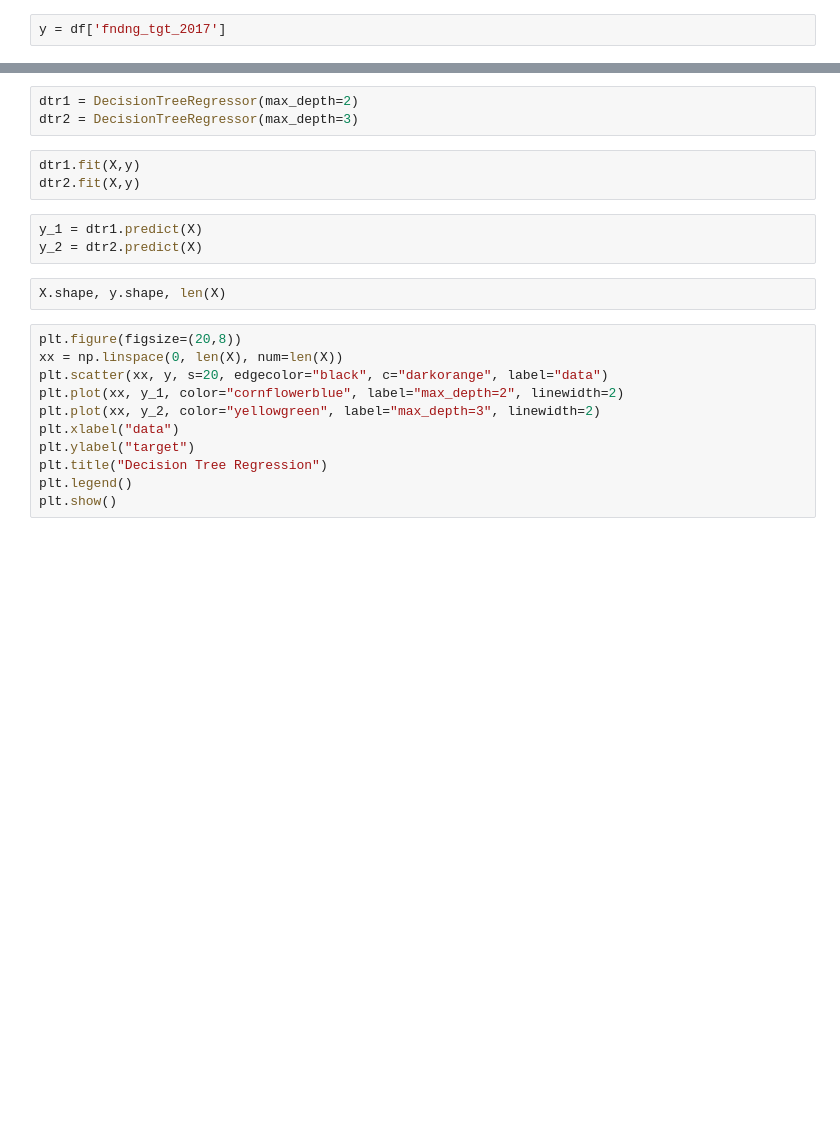
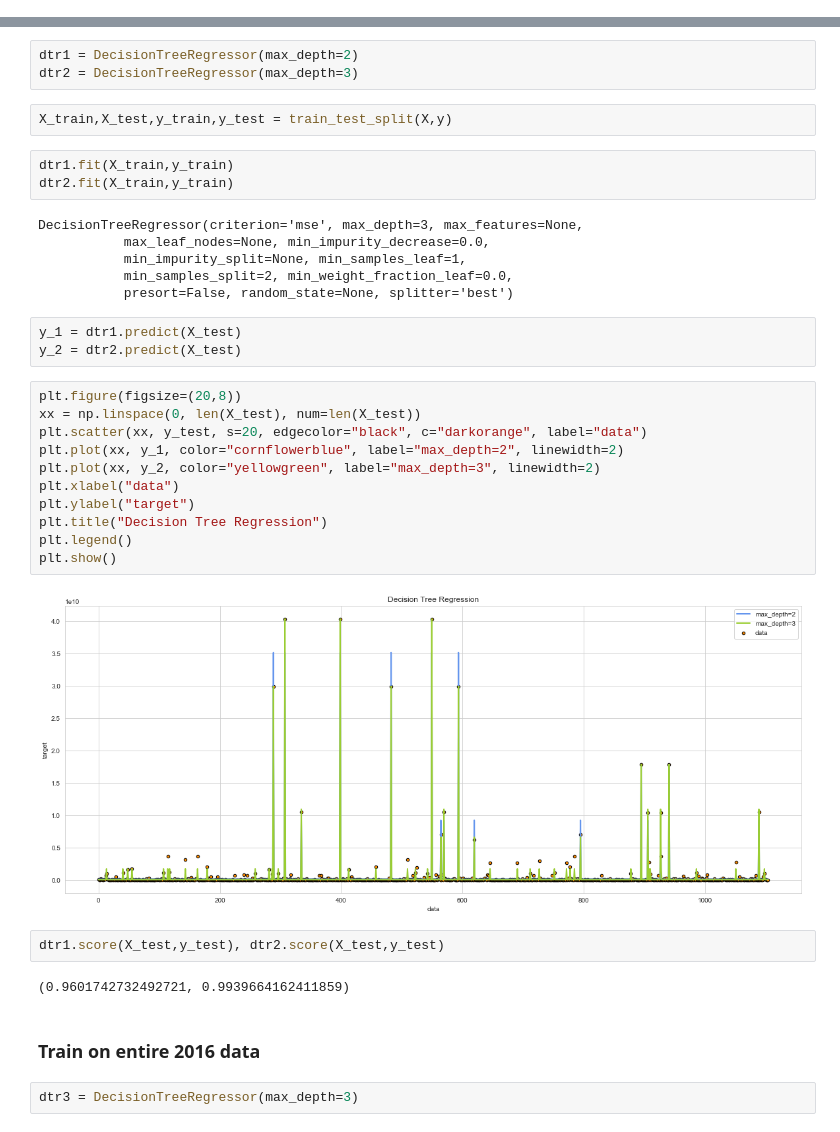
Before and after one commit to LindseyMoser/DSI_Capstone_B, a Jupyter notebook: 1_Data/Model_RegressionTree_fromscript.ipynb, the cells around one changed output, grey strips where cells are left out. Drawn from its saved outputs; the diff is of its cells as text; blank space fills up the shorter version.

Commit message:
regression tree work

```diff
--- a/1_Data/Model_RegressionTree_fromscript.ipynb
+++ b/1_Data/Model_RegressionTree_fromscript.ipynb
@@ -62,2 +73,0 @@ X = df[['eir', 'part_cnt_2016', 'fndng_tgt_2016', 'tgt_nrml_cost_2016','distrib_
-# %%
-y = df['fndng_tgt_2017']
@@ -70,23 +79,39 @@ from sklearn.tree import DecisionTreeRegressor
 # %%
 dtr1 = DecisionTreeRegressor(max_depth=2)
 dtr2 = DecisionTreeRegressor(max_depth=3)
+# %%
+X_train,X_test,y_train,y_test = train_test_split(X,y)
 # %%
-dtr1.fit(X,y)
-dtr2.fit(X,y)
+dtr1.fit(X_train,y_train)
+dtr2.fit(X_train,y_train)
+# %% [output]
+DecisionTreeRegressor(criterion='mse', max_depth=3, max_features=None,
+           max_leaf_nodes=None, min_impurity_decrease=0.0,
+           min_impurity_split=None, min_samples_leaf=1,
+           min_samples_split=2, min_weight_fraction_leaf=0.0,
+           presort=False, random_state=None, splitter='best')
 # %%
-y_1 = dtr1.predict(X)
-y_2 = dtr2.predict(X)
+y_1 = dtr1.predict(X_test)
+y_2 = dtr2.predict(X_test)
-# %%
-X.shape, y.shape, len(X)
 # %%
 plt.figure(figsize=(20,8))
-xx = np.linspace(0, len(X), num=len(X))
-plt.scatter(xx, y, s=20, edgecolor="black", c="darkorange", label="data")
+xx = np.linspace(0, len(X_test), num=len(X_test))
+plt.scatter(xx, y_test, s=20, edgecolor="black", c="darkorange", label="data")
 plt.plot(xx, y_1, color="cornflowerblue", label="max_depth=2", linewidth=2)
 plt.plot(xx, y_2, color="yellowgreen", label="max_depth=3", linewidth=2)
 plt.xlabel("data")
 plt.ylabel("target")
 plt.title("Decision Tree Regression")
 plt.legend()
 plt.show()
+# %% [output]
+[figure, added]
+# %%
+dtr1.score(X_test,y_test), dtr2.score(X_test,y_test)
+# %% [output]
+(0.9601742732492721, 0.9939664162411859)
+# %% [markdown]
+<h3>Train on entire 2016 data</h3>
+# %%
+dtr3 = DecisionTreeRegressor(max_depth=3)
 # %%
```
Also changed, not shown: parts of 27 cells of this notebook, 1 other file.
